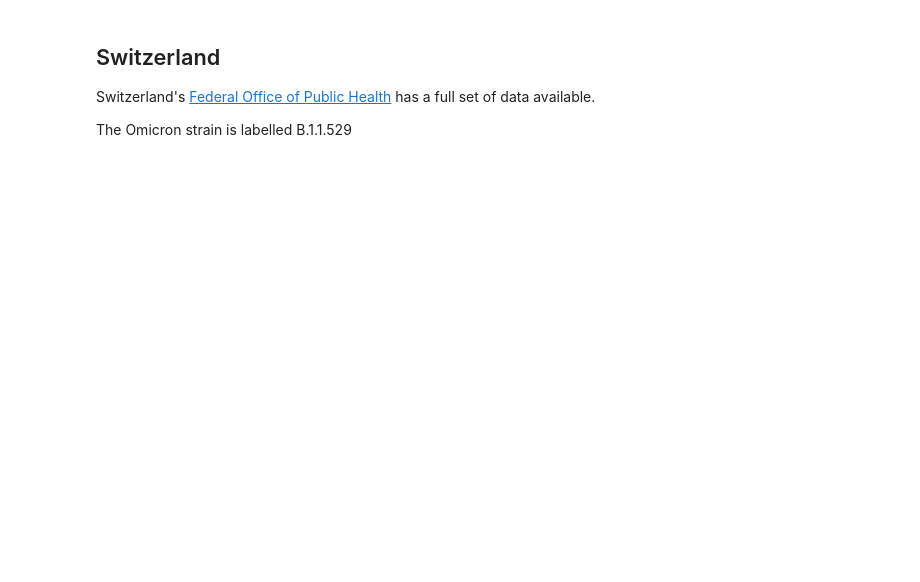
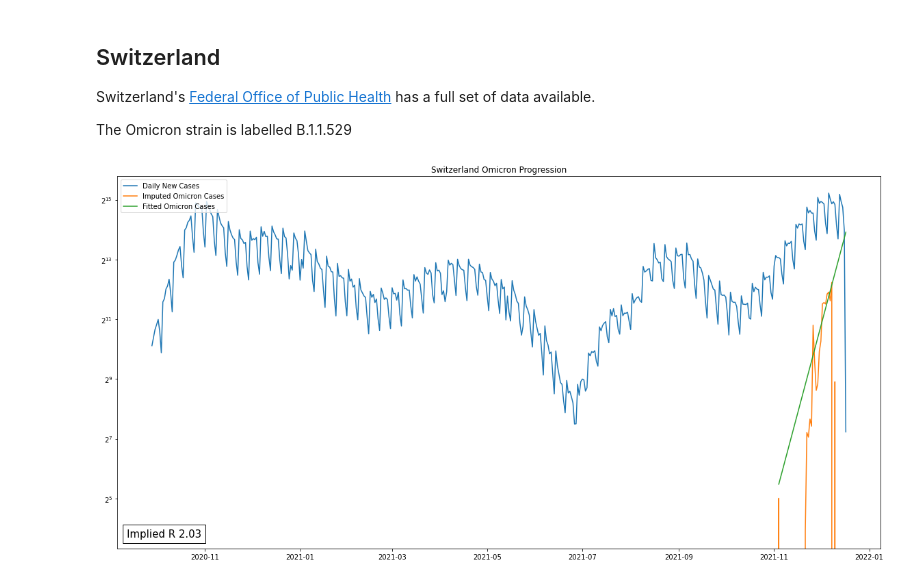
Before and after one commit to rrjzhang/omicron_dive, a Jupyter notebook: r0_calcs.ipynb, the cells around one changed output. Saved outputs shown, nothing was run; the diff lists cells and outputs as text; code cells hidden in the pictures; blank space fills up the shorter version.

```diff
--- a/r0_calcs.ipynb
+++ b/r0_calcs.ipynb
@@ -215,6 +206,8 @@ swiss_df = pd.merge(swiss_base_agg, swiss_strain_agg, how='inner')
 
 swiss_agg_df = swiss_df.groupby(['date']).aggregate({'sgtf_count': 'sum', 'non_sgtf_count': 'sum', 'new_cases': 'sum'}).reset_index()
 # %%
-joins, implied_rt, implied_r0 = impute_and_fit(swiss_agg_df)
+joins, implied_rt = impute_and_fit(swiss_agg_df)
 swiss_agg_df = swiss_agg_df.merge(joins)
-show_omicron(swiss_agg_df, implied_rt, implied_r0, "Switzerland")
+show_omicron(swiss_agg_df, implied_rt, "Switzerland")
+# %% [output]
+[figure, added]
```
Also changed, not shown: parts of 3 cells of this notebook.
